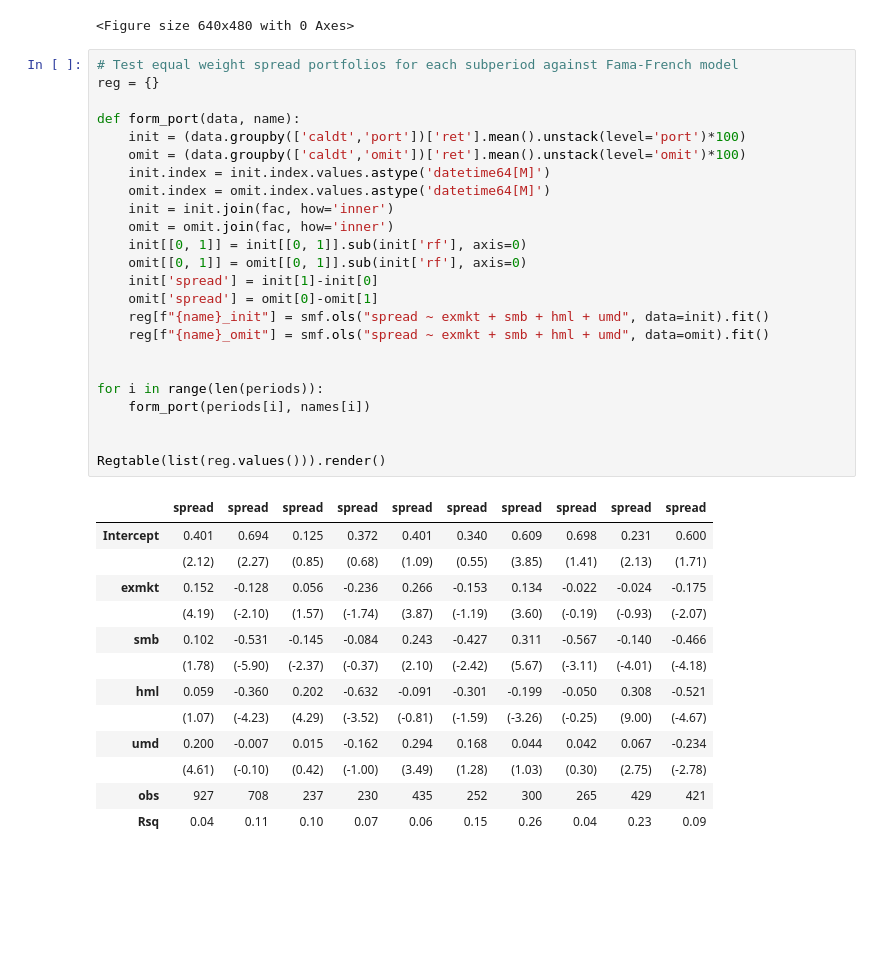
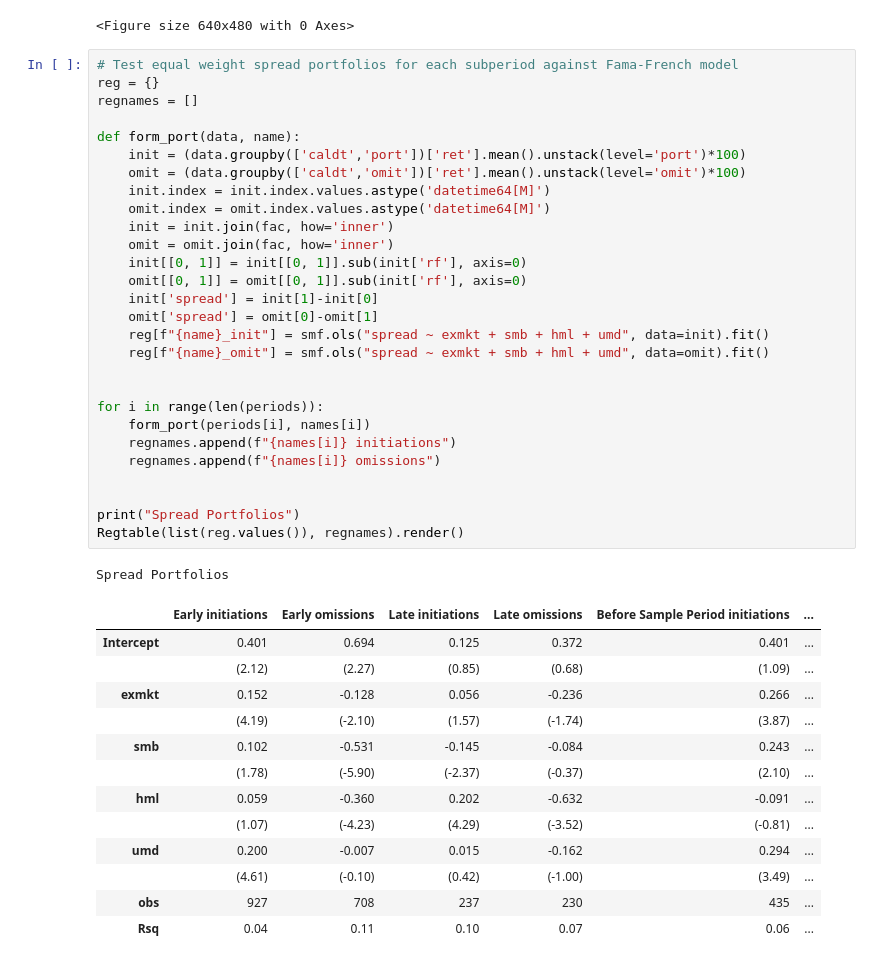
Before and after one commit to A-Zieg/585_Paper, a Jupyter notebook: div_init_omit_chris.ipynb, the cells around one changed output. Saved outputs shown, nothing was run; the diff lists cells and outputs as text; blank space fills up the shorter version.

```diff
--- a/div_init_omit_chris.ipynb
+++ b/div_init_omit_chris.ipynb
@@ -494,38 +494,43 @@ for i in range(len(periods)):
 # %%
 # Test equal weight spread portfolios for each subperiod against Fama-French model
 reg = {}
+regnames = []
 
 def form_port(data, name):
     init = (data.groupby(['caldt','port'])['ret'].mean().unstack(level='port')*100)
     omit = (data.groupby(['caldt','omit'])['ret'].mean().unstack(level='omit')*100)
     init.index = init.index.values.astype('datetime64[M]')
     omit.index = omit.index.values.astype('datetime64[M]')
     init = init.join(fac, how='inner')
     omit = omit.join(fac, how='inner')
     init[[0, 1]] = init[[0, 1]].sub(init['rf'], axis=0)
     omit[[0, 1]] = omit[[0, 1]].sub(init['rf'], axis=0)
     init['spread'] = init[1]-init[0]
     omit['spread'] = omit[0]-omit[1]
     reg[f"{name}_init"] = smf.ols("spread ~ exmkt + smb + hml + umd", data=init).fit()
     reg[f"{name}_omit"] = smf.ols("spread ~ exmkt + smb + hml + umd", data=omit).fit()
 
 
 for i in range(len(periods)):
     form_port(periods[i], names[i])
+    regnames.append(f"{names[i]} initiations")
+    regnames.append(f"{names[i]} omissions")
 
 
-Regtable(list(reg.values())).render()
+print("Spread Portfolios")
+Regtable(list(reg.values()), regnames).render()
 # %% [output]
+Spread Portfolios
-|  | spread | spread | spread | spread | spread | spread | spread | spread | spread | spread |
-| Intercept | 0.401 | 0.694 | 0.125 | 0.372 | 0.401 | 0.340 | 0.609 | 0.698 | 0.231 | 0.600 |
-|  | (2.12) | (2.27) | (0.85) | (0.68) | (1.09) | (0.55) | (3.85) | (1.41) | (2.13) | (1.71) |
-| exmkt | 0.152 | -0.128 | 0.056 | -0.236 | 0.266 | -0.153 | 0.134 | -0.022 | -0.024 | -0.175 |
-|  | (4.19) | (-2.10) | (1.57) | (-1.74) | (3.87) | (-1.19) | (3.60) | (-0.19) | (-0.93) | (-2.07) |
-| smb | 0.102 | -0.531 | -0.145 | -0.084 | 0.243 | -0.427 | 0.311 | -0.567 | -0.140 | -0.466 |
-|  | (1.78) | (-5.90) | (-2.37) | (-0.37) | (2.10) | (-2.42) | (5.67) | (-3.11) | (-4.01) | (-4.18) |
-| hml | 0.059 | -0.360 | 0.202 | -0.632 | -0.091 | -0.301 | -0.199 | -0.050 | 0.308 | -0.521 |
-|  | (1.07) | (-4.23) | (4.29) | (-3.52) | (-0.81) | (-1.59) | (-3.26) | (-0.25) | (9.00) | (-4.67) |
-| umd | 0.200 | -0.007 | 0.015 | -0.162 | 0.294 | 0.168 | 0.044 | 0.042 | 0.067 | -0.234 |
-|  | (4.61) | (-0.10) | (0.42) | (-1.00) | (3.49) | (1.28) | (1.03) | (0.30) | (2.75) | (-2.78) |
-| obs | 927 | 708 | 237 | 230 | 435 | 252 | 300 | 265 | 429 | 421 |
-| Rsq | 0.04 | 0.11 | 0.10 | 0.07 | 0.06 | 0.15 | 0.26 | 0.04 | 0.23 | 0.09 |
+|  | Early initiations | Early omissions | Late initiations | Late omissions | Before Sample Period initiations | ... |
+| Intercept | 0.401 | 0.694 | 0.125 | 0.372 | 0.401 | ... |
+|  | (2.12) | (2.27) | (0.85) | (0.68) | (1.09) | ... |
+| exmkt | 0.152 | -0.128 | 0.056 | -0.236 | 0.266 | ... |
+|  | (4.19) | (-2.10) | (1.57) | (-1.74) | (3.87) | ... |
+| smb | 0.102 | -0.531 | -0.145 | -0.084 | 0.243 | ... |
+|  | (1.78) | (-5.90) | (-2.37) | (-0.37) | (2.10) | ... |
+| hml | 0.059 | -0.360 | 0.202 | -0.632 | -0.091 | ... |
+|  | (1.07) | (-4.23) | (4.29) | (-3.52) | (-0.81) | ... |
+| umd | 0.200 | -0.007 | 0.015 | -0.162 | 0.294 | ... |
+|  | (4.61) | (-0.10) | (0.42) | (-1.00) | (3.49) | ... |
+| obs | 927 | 708 | 237 | 230 | 435 | ... |
+| Rsq | 0.04 | 0.11 | 0.10 | 0.07 | 0.06 | ... |
```
